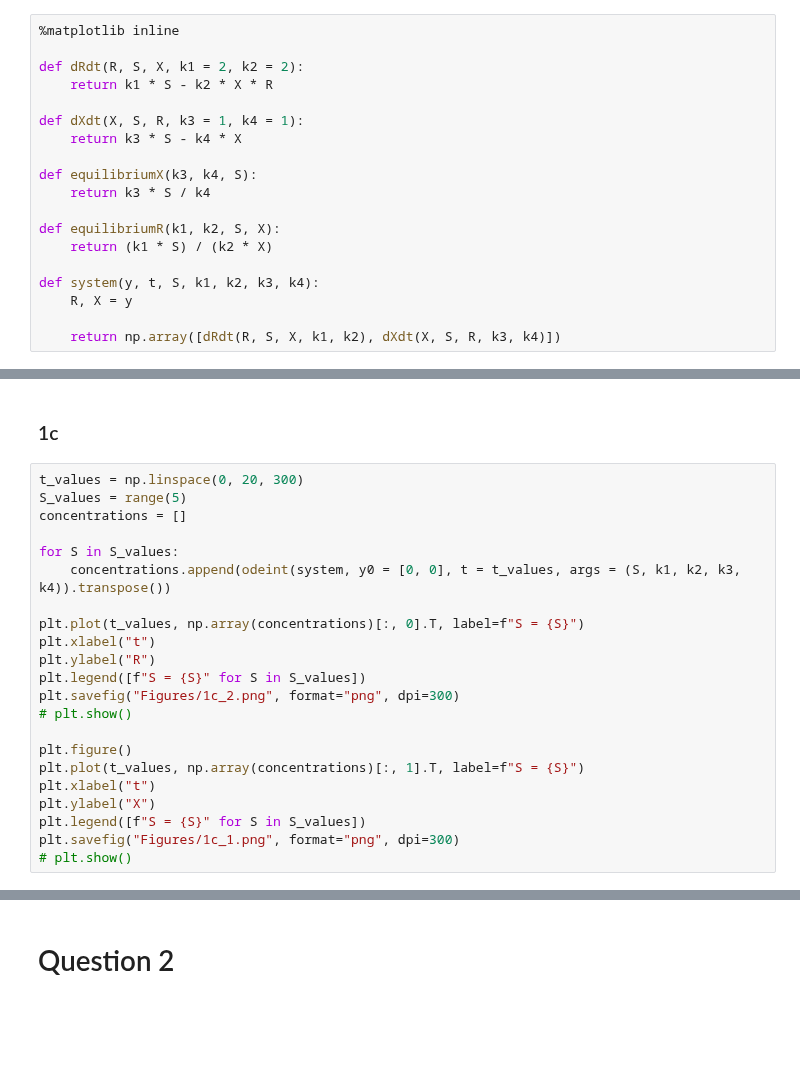
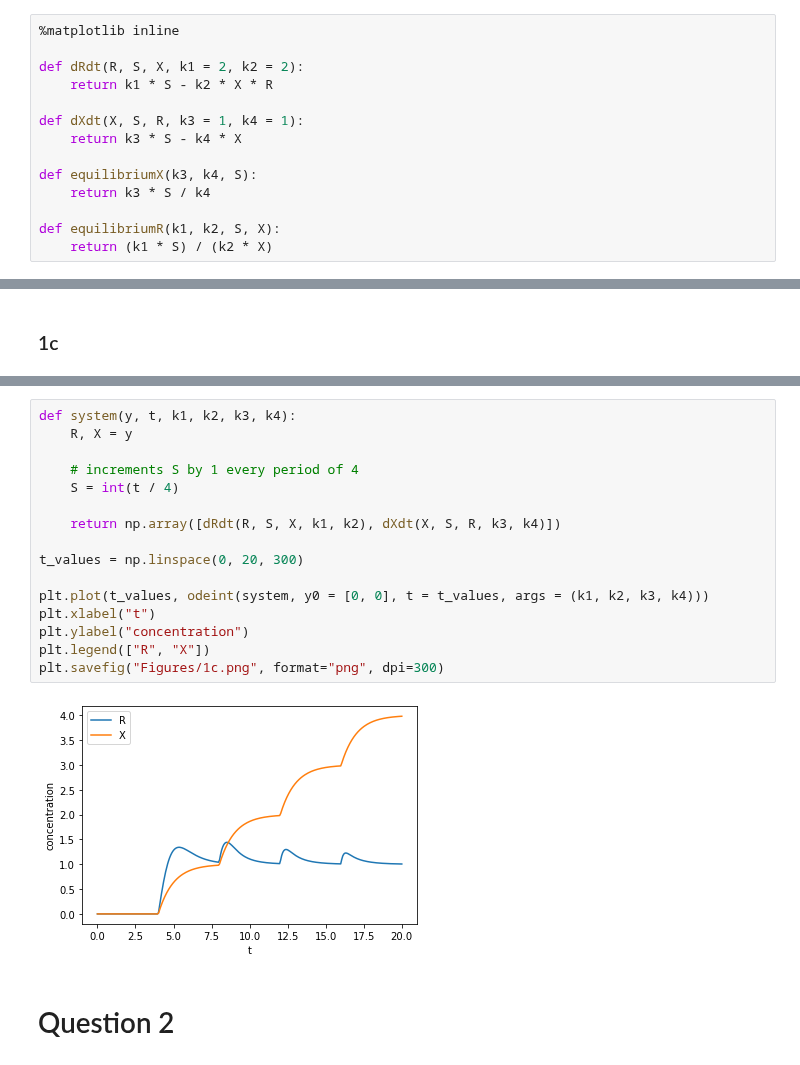
Before and after one commit to Nickvs99/ComputationalBiology, a Jupyter notebook: Set2/set2.ipynb, the cells around one changed output, grey strips where cells are left out. Saved outputs shown, nothing was run; the diff lists cells and outputs as text; blank space fills up the shorter version.

```diff
--- a/Set2/set2.ipynb
+++ b/Set2/set2.ipynb
@@ -40,11 +40,6 @@ def equilibriumX(k3, k4, S):
 
 def equilibriumR(k1, k2, S, X):
     return (k1 * S) / (k2 * X)
-
-def system(y, t, S, k1, k2, k3, k4):
-    R, X = y
-
-    return np.array([dRdt(R, S, X, k1, k2), dXdt(X, S, R, k3, k4)])
 # %%
 k1 = k2 = 2
 k3 = k4 = 1
@@ -82,25 +75,3 @@ plt.savefig("Figures/1b.png", format="png", dpi=300)
 [figure]
 # %% [markdown]
 ### 1c
-# %%
-t_values = np.linspace(0, 20, 300)
-S_values = range(5)
-concentrations = []
-
-for S in S_values:
-    concentrations.append(odeint(system, y0 = [0, 0], t = t_values, args = (S, k1, k2, k3, k4)).transpose())
-
-plt.plot(t_values, np.array(concentrations)[:, 0].T, label=f"S = {S}")
-plt.xlabel("t")
-plt.ylabel("R")
-plt.legend([f"S = {S}" for S in S_values])
-plt.savefig("Figures/1c_2.png", format="png", dpi=300)
-# plt.show()
-
-plt.figure()
-plt.plot(t_values, np.array(concentrations)[:, 1].T, label=f"S = {S}")
-plt.xlabel("t")
-plt.ylabel("X")
-plt.legend([f"S = {S}" for S in S_values])
-plt.savefig("Figures/1c_1.png", format="png", dpi=300)
-# plt.show()
@@ -110,3 +78,21 @@ plt.savefig("Figures/1c_1.png", format="png", dpi=300)
+# %%
+def system(y, t, k1, k2, k3, k4):
+    R, X = y
+
+    # increments S by 1 every period of 4
+    S = int(t / 4)
+
+    return np.array([dRdt(R, S, X, k1, k2), dXdt(X, S, R, k3, k4)])
+
+t_values = np.linspace(0, 20, 300)
+
+plt.plot(t_values, odeint(system, y0 = [0, 0], t = t_values, args = (k1, k2, k3, k4)))
+plt.xlabel("t")
+plt.ylabel("concentration")
+plt.legend(["R", "X"])
+plt.savefig("Figures/1c.png", format="png", dpi=300)
+# %% [output]
+[figure, added]
 # %% [markdown]
 # Question 2
 # %%
```
Also changed, not shown: parts of 5 cells of this notebook, 2 other files.
